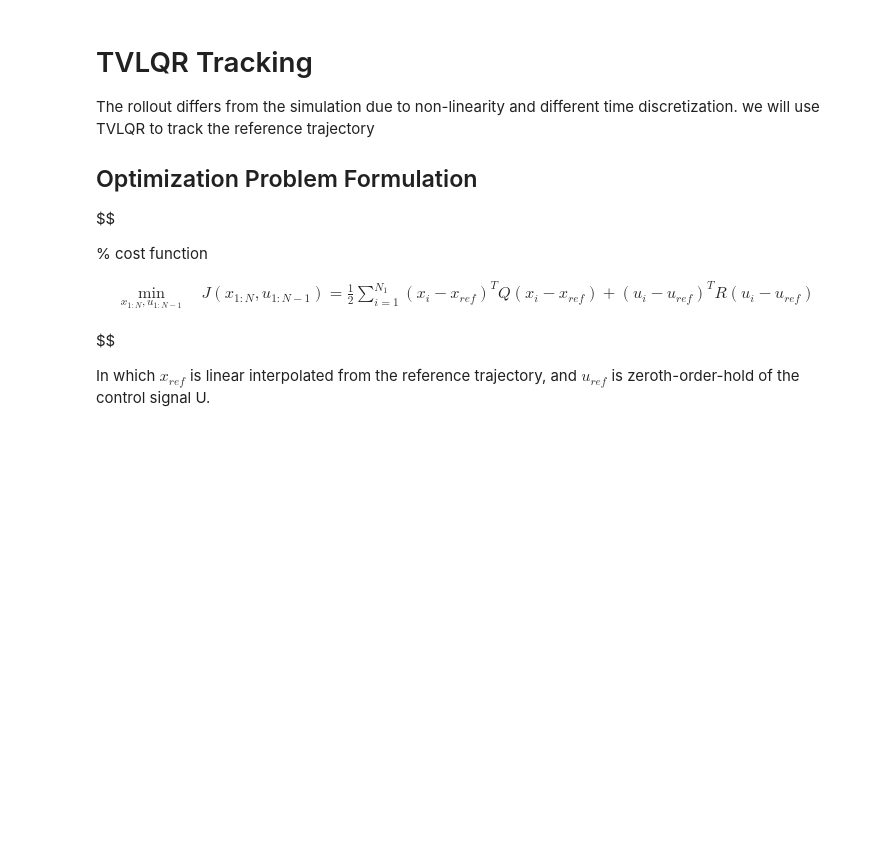
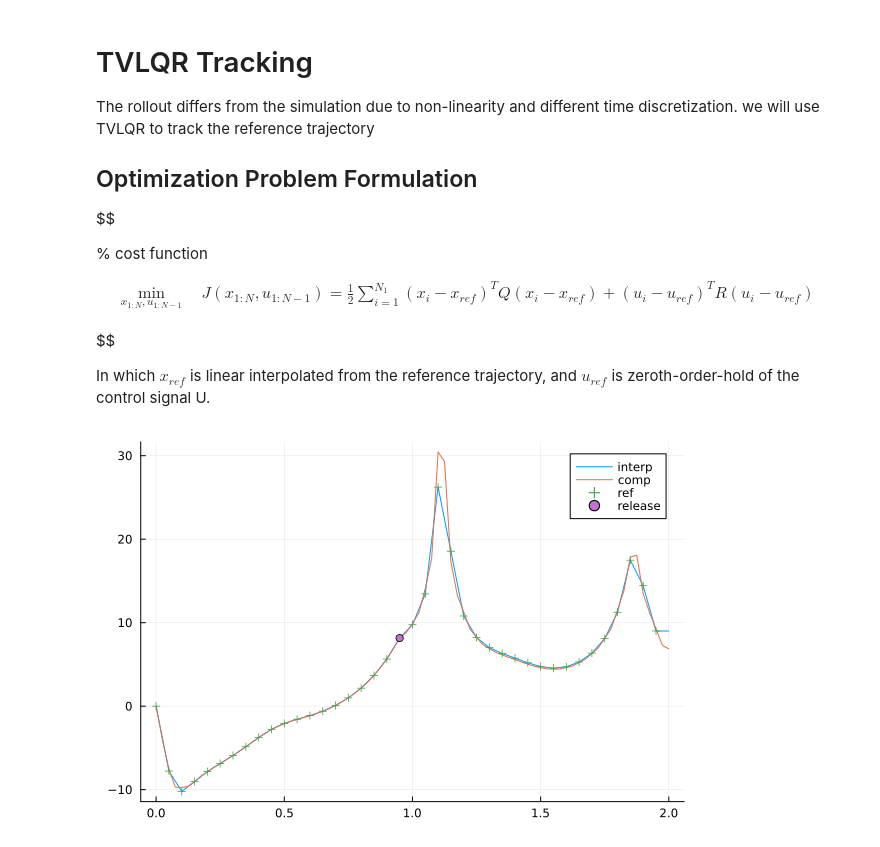
Before and after one commit to infinity1096/PreciseThrowControl, a Jupyter notebook: 2d_arm_thrower copy.ipynb, the cells around one changed output. Saved outputs shown, nothing was run; the diff lists cells and outputs as text; code cells hidden in the pictures; blank space fills up the shorter version.

```diff
--- a/2d_arm_thrower copy.ipynb
+++ b/2d_arm_thrower copy.ipynb
@@ -643,7 +619,7 @@ T2_ball = T2
 max_time = max(T1 + T2_arm, T1 + T2_ball)
 
 number_of_points = ceil(Int, max_time / inter_ts)
-t = range(0, stop=max_time, length=number_of_points)
+t = (0:number_of_points-1) .* inter_ts
 
 # interpolate arm
 Xa_ts =  vcat(dt1 .* ((1:N1).-1), T1 .+ dt2 .* ((1:N2).-1))
@@ -748,23 +735,36 @@ end
 # ======================================== simulate the ARM ========================================
 
 # drive the arm with the control before ball release
-Xa_sim = [zeros(nxa) for i = 1:num_arm_steps + num_release_steps]
-Xb_sim = [zeros(nxb) for i = 1:num_arm_steps + num_release_steps]
+Xa_sim_comp = [zeros(nxa) for i = 1:num_arm_steps + num_release_steps]
+Xb_sim_comp = [zeros(nxb) for i = 1:num_arm_steps + num_release_steps]
 
-Xa_sim[1] = arm_init
-Xb_sim[1] = ball_constraint_at_release(params, Xa_sim[1])
+Xa_sim_comp[1] = arm_init
+Xa_interp = interp_multi(Xa_ts, Xa, t)
 
 for i = 1 : num_arm_steps + num_release_steps - 1
 
-    compensdated_control = -K[i] * (Xa_sim[i] - Xa_interp[i]) + U_interp[i]
+    compensdated_control = -K[i] * (Xa_sim_comp[i] - Xa_interp[i]) + U_interp[i]
 
-    if i <= num_arm_steps
+    if i <= num_arm_steps - 1
         # with ball
-        Xa_sim[i + 1] = rk4_dynamics_with_ball(Xa_sim[i], compensdated_control) # arm
-        Xb_sim[i + 1] = ball_constraint_at_release(params, Xa_sim[i+1])
+        Xa_sim_comp[i + 1] = rk4(model, arm_dynamics_with_ball, Xa_sim_comp[i], compensdated_control, inter_ts) # arm
+        Xb_sim_comp[i + 1] = ball_constraint_at_release(params, Xa_sim_comp[i+1])
     else
         # freeflight
-        Xa_sim[i + 1] = rk4_dynamics_without_ball(Xa_sim[i], compensdated_control) # ball
-        Xb_sim[i + 1] = ball_freeflight(params, Xb_sim[i], inter_ts)
+        Xa_sim_comp[i + 1] = rk4(model, arm_dynamics_without_ball, Xa_sim_comp[i], compensdated_control, inter_ts) # ball
+        Xb_sim_comp[i + 1] = ball_freeflight(params, Xb_sim_comp[i], inter_ts)
     end
 end
+# %%
+
+# @cast Xa_sim_comp_plot[i][j] := Xa_sim_comp[j][i]
+# @cast ref_plot[i][j] := Xa_interp[j][i]
+
+Xa_interp = interp_multi(Xa_ts, Xa, t)
+plot(t, [Xa_interp[i][4] for i = 1:N], label="interp")
+plot!(t, [Xa_sim_comp[i][4] for i = 1:N], label="comp")
+
+scatter!(Xa_ts, [Xa[i][4] for i = 1:N1 + N2], label="ref", marker=:+)
+scatter!([Xa_ts[N1]], [Xa[N1][4]], label="release")
+# %% [output]
+[figure, added]
```
Also changed, not shown: parts of 4 cells of this notebook, 1 other file.
